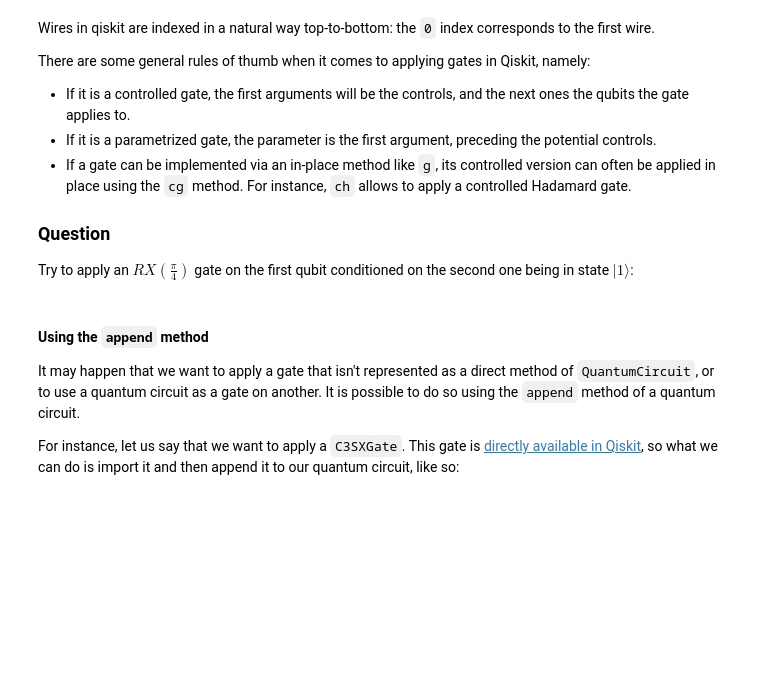
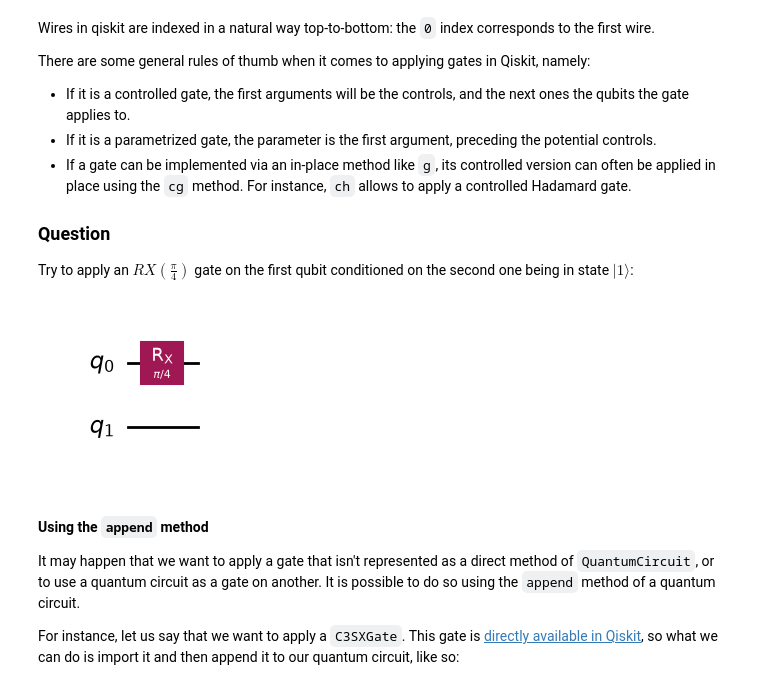
Before and after one commit to arthurfou/quantum-computing, a Jupyter notebook: qiskit-tutorial.ipynb, the cells around one changed output. Saved outputs shown, nothing was run; the diff lists cells and outputs as text; code cells hidden in the pictures; blank space fills up the shorter version.

```diff
--- a/qiskit-tutorial.ipynb
+++ b/qiskit-tutorial.ipynb
@@ -64,10 +88,11 @@ Try to apply an $RX\left(\frac\pi4\right)$ gate on the first qubit conditioned o
 # %%
 import numpy as np
 
 qc = QuantumCircuit(2)
-# Your code here
-# ...
+qc.rx(np.pi/4, 0)
 qc.draw("mpl")
+# %% [output]
+[figure, added]
 # %% [markdown]
 #### Using the `append` method
 It may happen that we want to apply a gate that isn't represented as a direct method of `QuantumCircuit`, or to use a quantum circuit as a gate on another. It is possible to do so using the `append` method of a quantum circuit.
```
Also changed, not shown: parts of 38 cells of this notebook, 5 other files.
